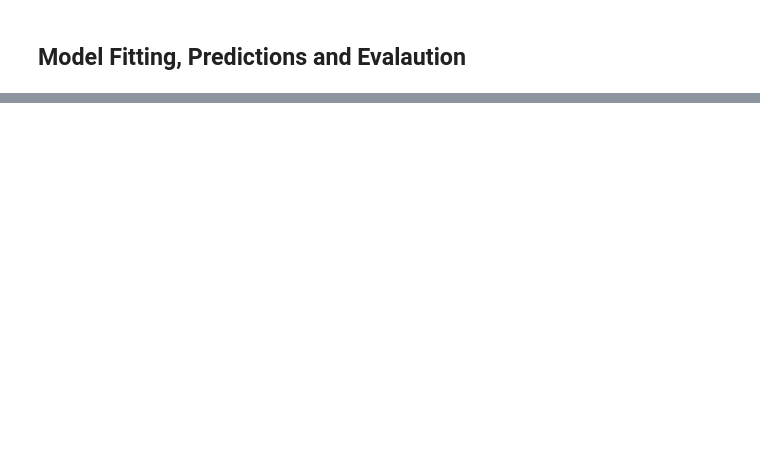
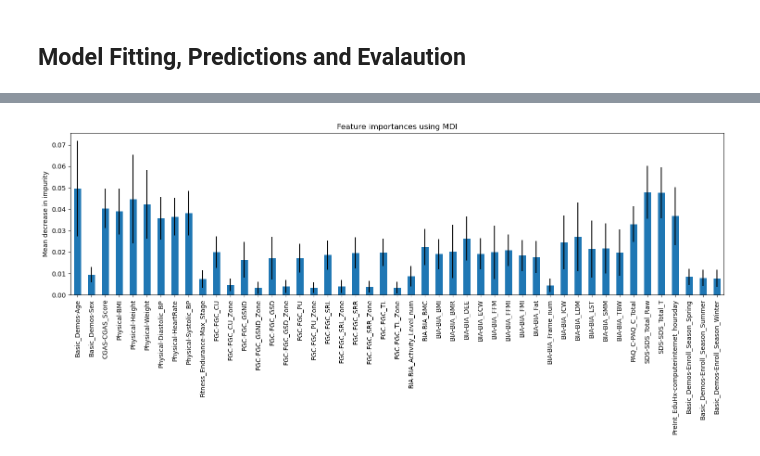
Before and after one commit to shayanalihassan/problematic-internet-use, a Jupyter notebook: PartD_ML.ipynb, the cells around one changed output, grey strips where cells are left out. Saved outputs shown, nothing was run; the diff lists cells and outputs as text; code cells hidden in the pictures; blank space fills up the shorter version.

```diff
--- a/PartD_ML.ipynb
+++ b/PartD_ML.ipynb
@@ -289,0 +379,20 @@ accuracy_score(y_test, y_pred)
+# %%
+# Obtaining the best performing classifier again
+forest = RandomForestClassifier(n_estimators=optimal_n_estimators, max_depth=optimal_max_depth, random_state=42)
+forest.fit(X_train, y_train)
+predictions = forest.predict(X_test)
+accuracy = accuracy_score(y_test, predictions)
+
+# Evaluate the model
+print(f"Accuracy: {accuracy_score(y_test, predictions):.2f}")
+print("\nClassification Report:")
+print(classification_report(y_test, predictions, zero_division=False))
+
+# Generating the confusion matrix
+conf_matrix = confusion_matrix(y_test, predictions)
+
+# Displaying the confusion matrix
+disp = ConfusionMatrixDisplay(confusion_matrix=conf_matrix, display_labels=[0, 1, 2])
+disp.plot(cmap='cividis', values_format='d')
+plt.title("Confusion Matrix for Random Forest Predictions on 'sii' (balanced data)")
+plt.show()
@@ -289,0 +428,15 @@ accuracy_score(y_test, y_pred)
+# %%
+# Calculating feature importances
+feature_names = forest.feature_names_in_
+importances = forest.feature_importances_
+std = np.std([tree.feature_importances_ for tree in forest.estimators_], axis=0)
+forest_importances = pd.Series(importances, index=feature_names)
+
+# Plotting the feature importances
+fig, ax = plt.subplots(figsize=(15, 7))
+forest_importances.plot.bar(yerr=std, ax=ax)
+ax.set_title("Feature importances using MDI")
+ax.set_ylabel("Mean decrease in impurity")
+fig.tight_layout()
+# %% [output]
+[figure, added]
```
Also changed, not shown: parts of 38 cells of this notebook.
